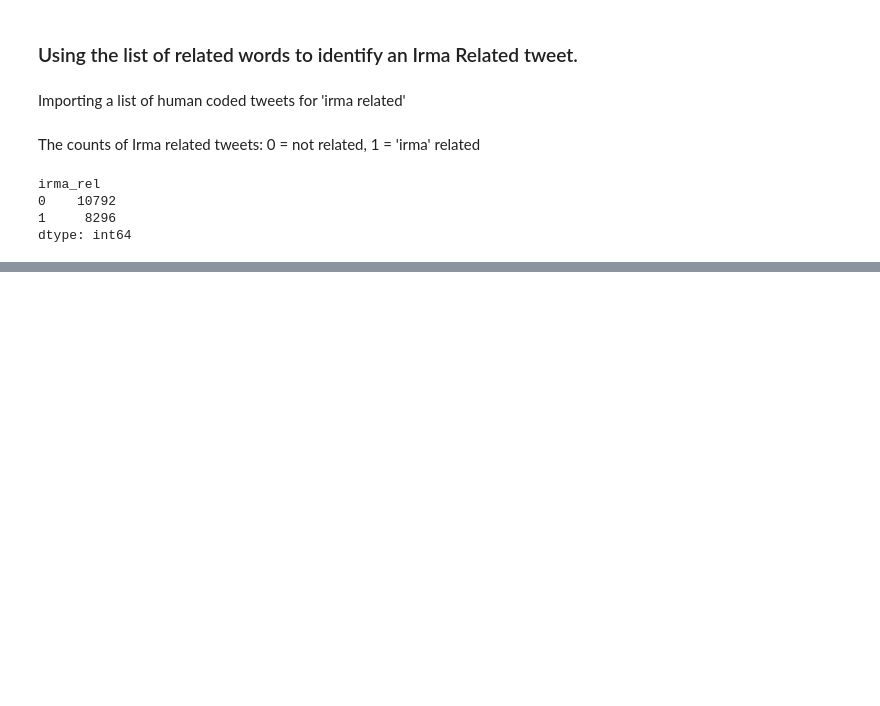
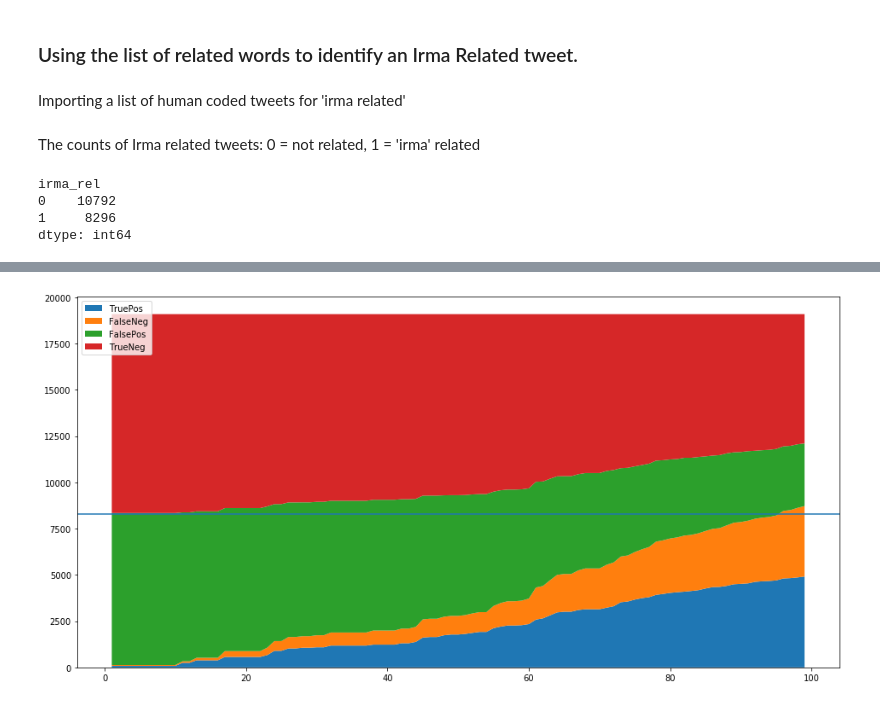
Before and after one commit to brownworth/TwitterDisaster, a Jupyter notebook: MinMaxScaledValues.ipynb, the cells around one changed output, grey strips where cells are left out. Drawn from its saved outputs; the diff is of its cells as text; code cells hidden in the pictures; blank space fills up the shorter version.

```diff
--- a/MinMaxScaledValues.ipynb
+++ b/MinMaxScaledValues.ipynb
@@ -178,0 +168,11 @@ len(tweet_encoded[tweet_encoded.tweet_text.str.contains(WordsScoreGreater(70),fl
+# %%
+score_matrix = pd.DataFrame()
+# %%
+for i in list(range(100,0,-1)):
+    score_entries = pd.Series([i,
+               len(tweet_encoded[(tweet_encoded.tweet_text.str.contains(WordsScoreGreater(i),flags=re.IGNORECASE)) & (tweet_encoded.irma_rel == 1)]),
+               len(tweet_encoded[(tweet_encoded.tweet_text.str.contains(WordsScoreGreater(i),flags=re.IGNORECASE)) & (tweet_encoded.irma_rel == 0)]),
+               len(tweet_encoded[~(tweet_encoded.tweet_text.str.contains(WordsScoreGreater(i),flags=re.IGNORECASE)) & (tweet_encoded.irma_rel == 1)]),
+               len(tweet_encoded[~(tweet_encoded.tweet_text.str.contains(WordsScoreGreater(i),flags=re.IGNORECASE)) & (tweet_encoded.irma_rel == 0)])]
+            )
+    score_matrix = score_matrix.append(score_entries,ignore_index=True)
@@ -178,0 +182,3 @@ len(tweet_encoded[tweet_encoded.tweet_text.str.contains(WordsScoreGreater(70),fl
+# %%
+col_names = ['val','TruePos','FalseNeg','FalsePos','TrueNeg']
+score_matrix.columns = col_names
@@ -178,0 +194,17 @@ len(tweet_encoded[tweet_encoded.tweet_text.str.contains(WordsScoreGreater(70),fl
+# %%
+
+# plt.legend()
+# plt.plot(score_matrix.iloc[1:,1:]);
+fig = plt.figure(figsize=(16,8))
+ax = fig.subplots()
+ax.stackplot(score_matrix.iloc[1:,1:].index,
+             score_matrix.iloc[1:,1:].TruePos,
+             score_matrix.iloc[1:,1:].FalseNeg,
+             score_matrix.iloc[1:,1:].FalsePos,
+             score_matrix.iloc[1:,1:].TrueNeg,
+             labels=col_names[1:])
+ax.axhline(score_matrix.iloc[0,1])
+ax.legend(loc='upper left')
+plt.show()
+# %% [output]
+[figure, added]
```
Also changed, not shown: parts of 8 cells of this notebook.
